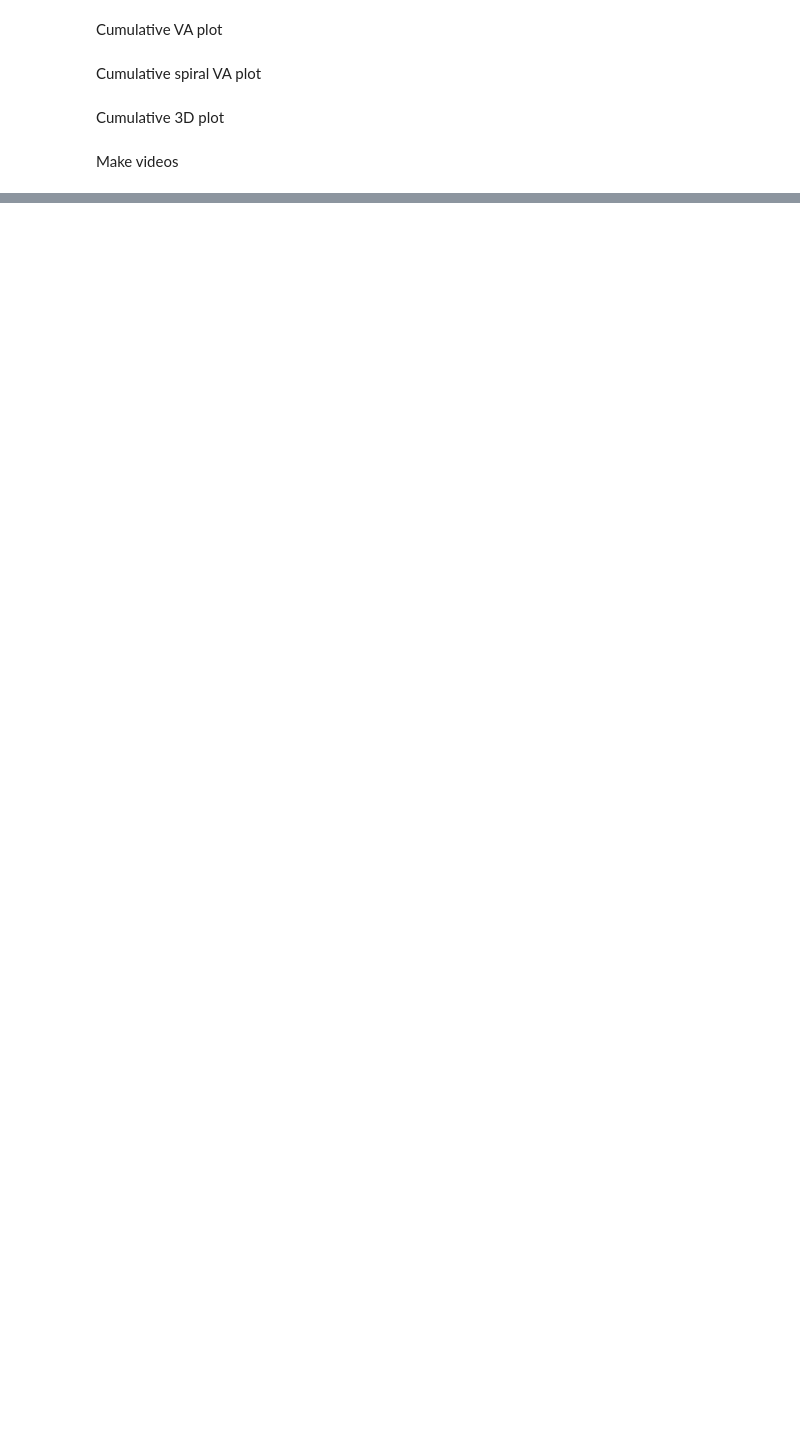
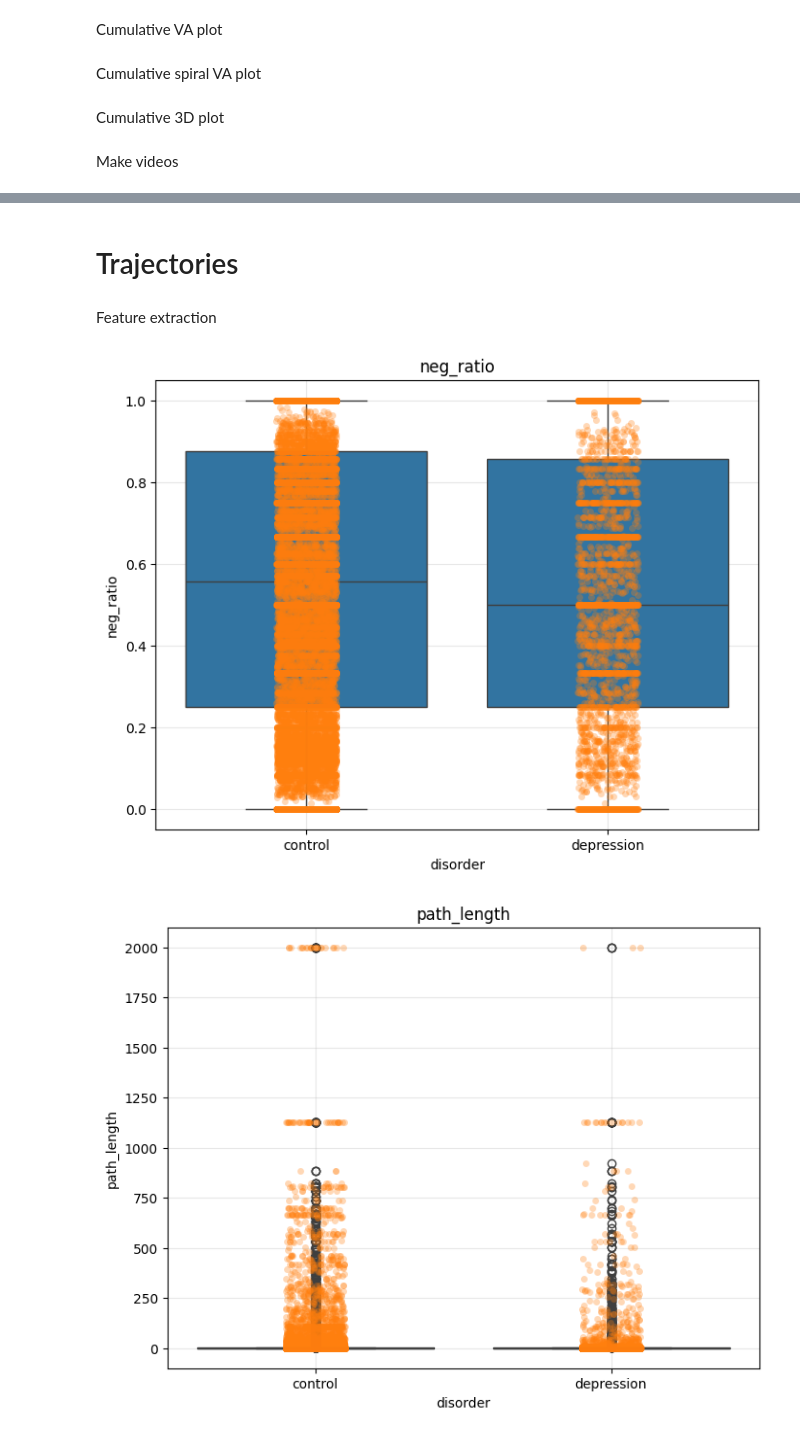
Before and after one commit to filpi86/mer-thesis, a Jupyter notebook: interpretability3.ipynb, the cells around one changed output, grey strips where cells are left out. Cells and saved outputs as stored; diff of their text form; code cells hidden in the pictures; blank space fills up the shorter version.

```diff
--- a/interpretability3.ipynb
+++ b/interpretability3.ipynb
@@ -640,0 +659,4 @@ ValueError: All images in a movie should have same size
+# %% [markdown]
+# Trajectories
+# %% [markdown]
+Feature extraction
@@ -640,0 +713,8 @@ ValueError: All images in a movie should have same size
+# %%
+compare_features(full_df, 'neg_ratio')
+compare_features(full_df, 'path_length')
+compare_features(full_df, 'switches')
+compare_features(full_df, 'std_valence')
+# %% [output]
+[figure, added]
+[figure, added]
```
Also changed, not shown: parts of 11 cells of this notebook, 3 other files.
